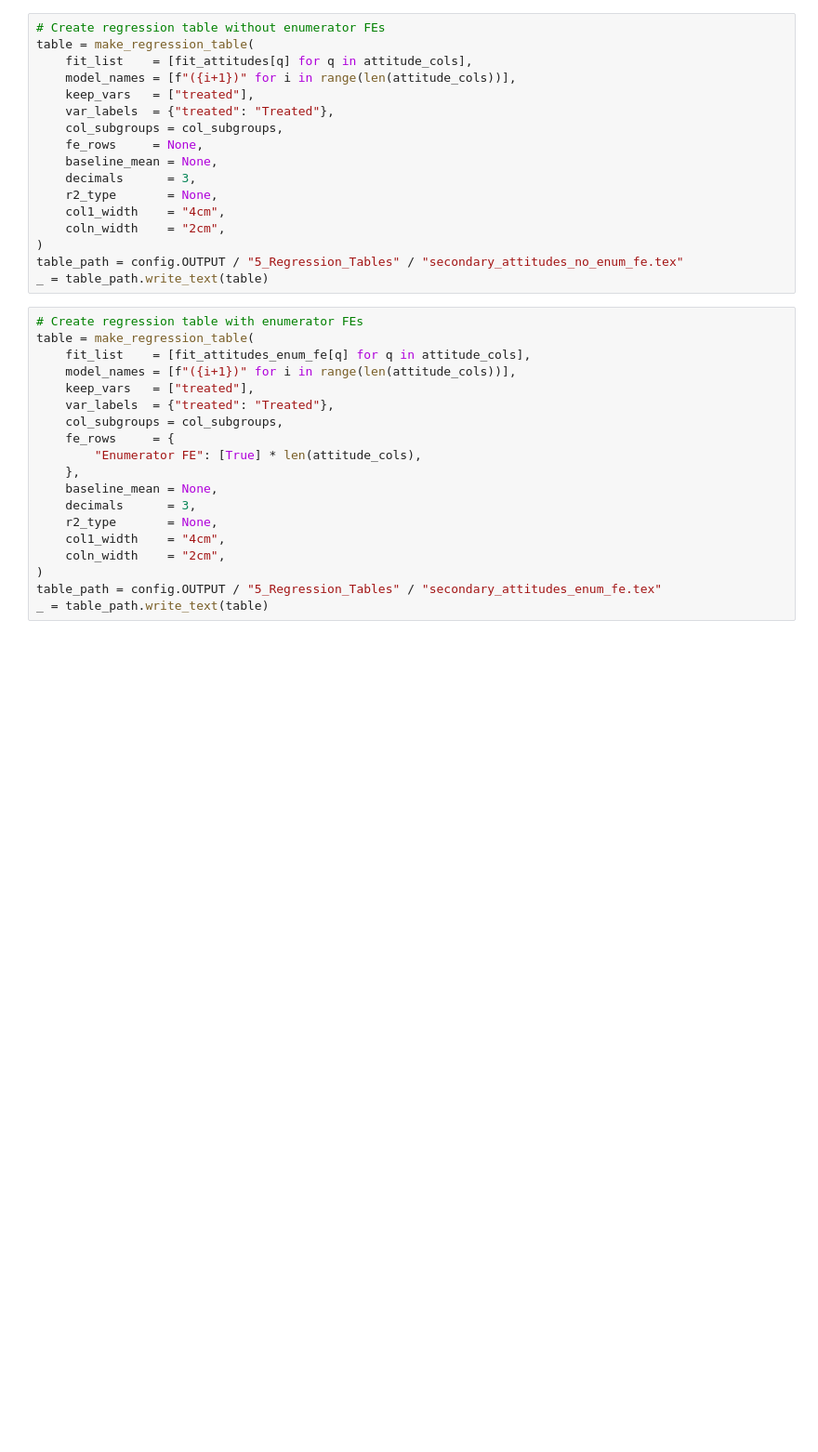
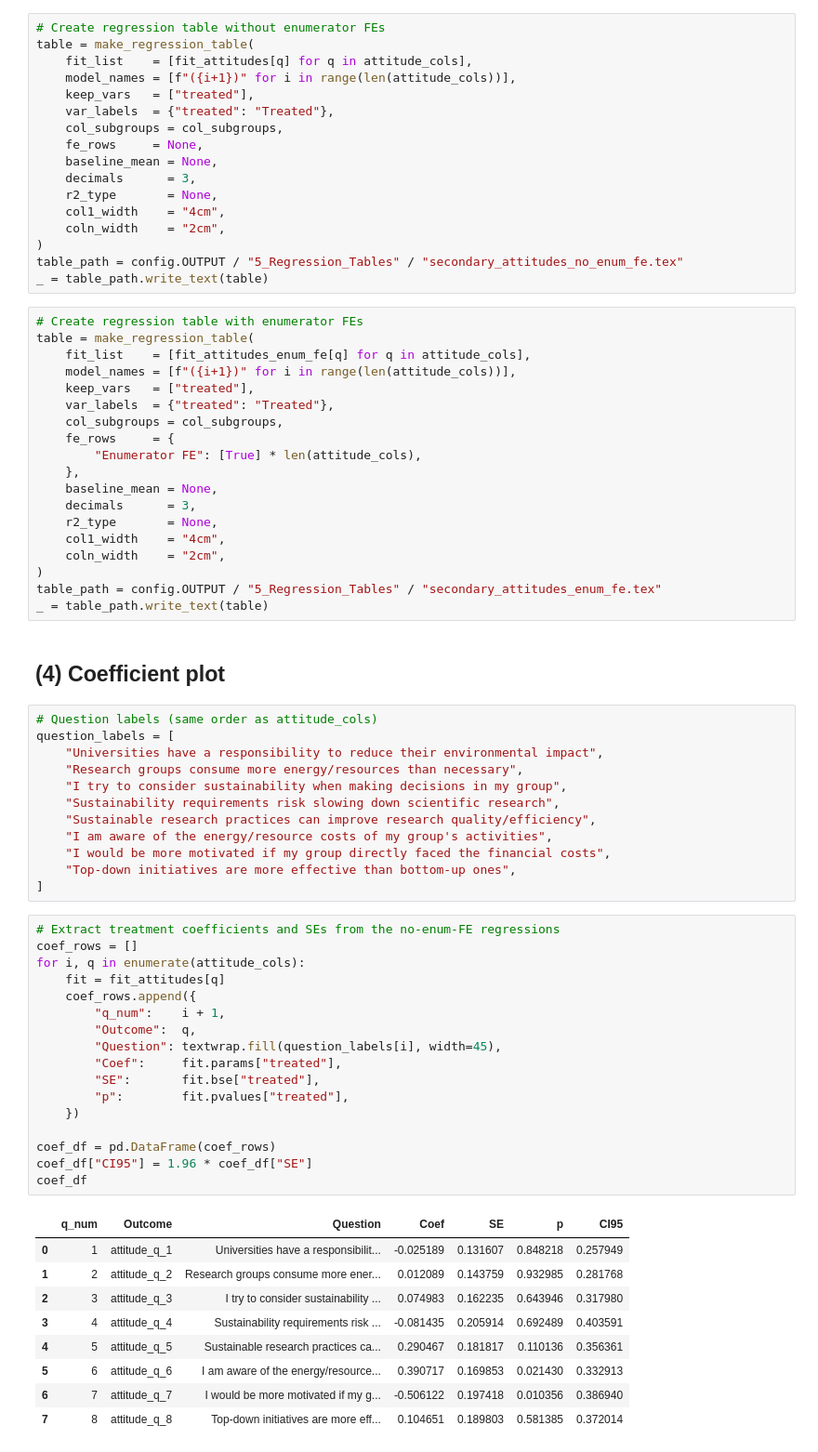
Before and after one commit to daphrut/lab-experiment, a Jupyter notebook: 3_Analysis/4_Regressions/4_4_secondary_attitudes.ipynb, the cells around one changed output. Shown at 93% size. Drawn from its saved outputs; the diff is of its cells as text; blank space fills up the shorter version.

```diff
--- a/3_Analysis/4_Regressions/4_4_secondary_attitudes.ipynb
+++ b/3_Analysis/4_Regressions/4_4_secondary_attitudes.ipynb
@@ -245,3 +250,44 @@ table = make_regression_table(
 )
 table_path = config.OUTPUT / "5_Regression_Tables" / "secondary_attitudes_enum_fe.tex"
 _ = table_path.write_text(table)
+# %% [markdown]
+## (4) Coefficient plot
+# %%
+# Question labels (same order as attitude_cols)
+question_labels = [
+    "Universities have a responsibility to reduce their environmental impact",
+    "Research groups consume more energy/resources than necessary",
+    "I try to consider sustainability when making decisions in my group",
+    "Sustainability requirements risk slowing down scientific research",
+    "Sustainable research practices can improve research quality/efficiency",
+    "I am aware of the energy/resource costs of my group's activities",
+    "I would be more motivated if my group directly faced the financial costs",
+    "Top-down initiatives are more effective than bottom-up ones",
+]
+# %%
+# Extract treatment coefficients and SEs from the no-enum-FE regressions
+coef_rows = []
+for i, q in enumerate(attitude_cols):
+    fit = fit_attitudes[q]
+    coef_rows.append({
+        "q_num":    i + 1,
+        "Outcome":  q,
+        "Question": textwrap.fill(question_labels[i], width=45),
+        "Coef":     fit.params["treated"],
+        "SE":       fit.bse["treated"],
+        "p":        fit.pvalues["treated"],
+    })
+
+coef_df = pd.DataFrame(coef_rows)
+coef_df["CI95"] = 1.96 * coef_df["SE"]
+coef_df
+# %% [output]
+|  | q_num | Outcome | Question | Coef | SE | p | CI95 |
+| 0 | 1 | attitude_q_1 | Universities have a responsibilit... | -0.025189 | 0.131607 | 0.848218 | 0.257949 |
+| 1 | 2 | attitude_q_2 | Research groups consume more ener... | 0.012089 | 0.143759 | 0.932985 | 0.281768 |
+| 2 | 3 | attitude_q_3 | I try to consider sustainability ... | 0.074983 | 0.162235 | 0.643946 | 0.317980 |
+| 3 | 4 | attitude_q_4 | Sustainability requirements risk ... | -0.081435 | 0.205914 | 0.692489 | 0.403591 |
+| 4 | 5 | attitude_q_5 | Sustainable research practices ca... | 0.290467 | 0.181817 | 0.110136 | 0.356361 |
+| 5 | 6 | attitude_q_6 | I am aware of the energy/resource... | 0.390717 | 0.169853 | 0.021430 | 0.332913 |
+| 6 | 7 | attitude_q_7 | I would be more motivated if my g... | -0.506122 | 0.197418 | 0.010356 | 0.386940 |
+| 7 | 8 | attitude_q_8 | Top-down initiatives are more eff... | 0.104651 | 0.189803 | 0.581385 | 0.372014 |
```
Also changed, not shown: parts of 3 cells of this notebook, 3 other files.
